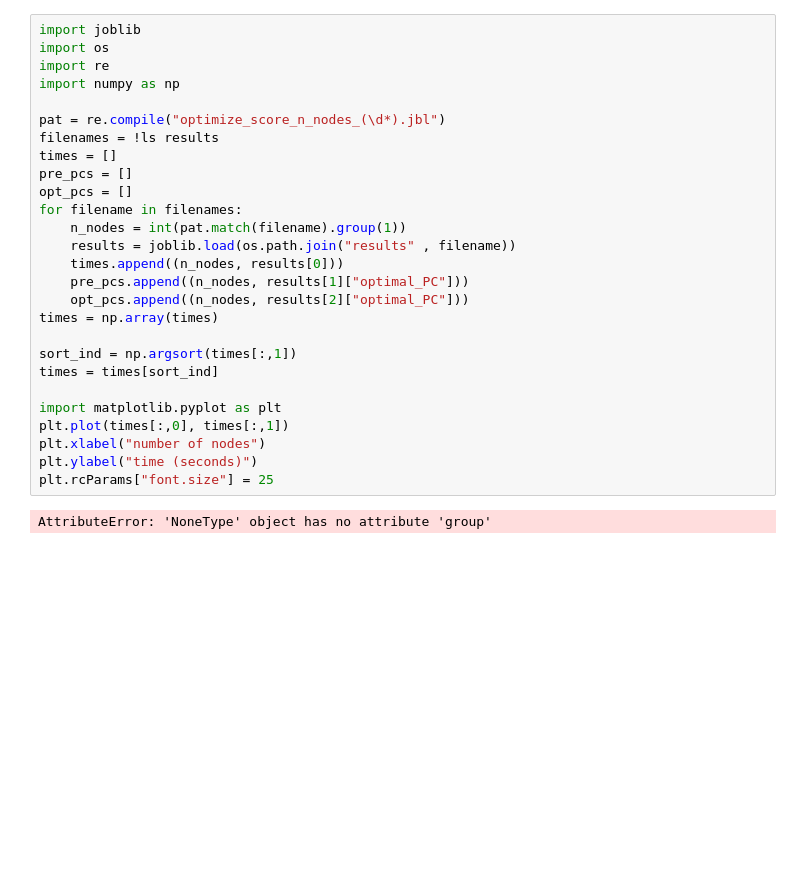
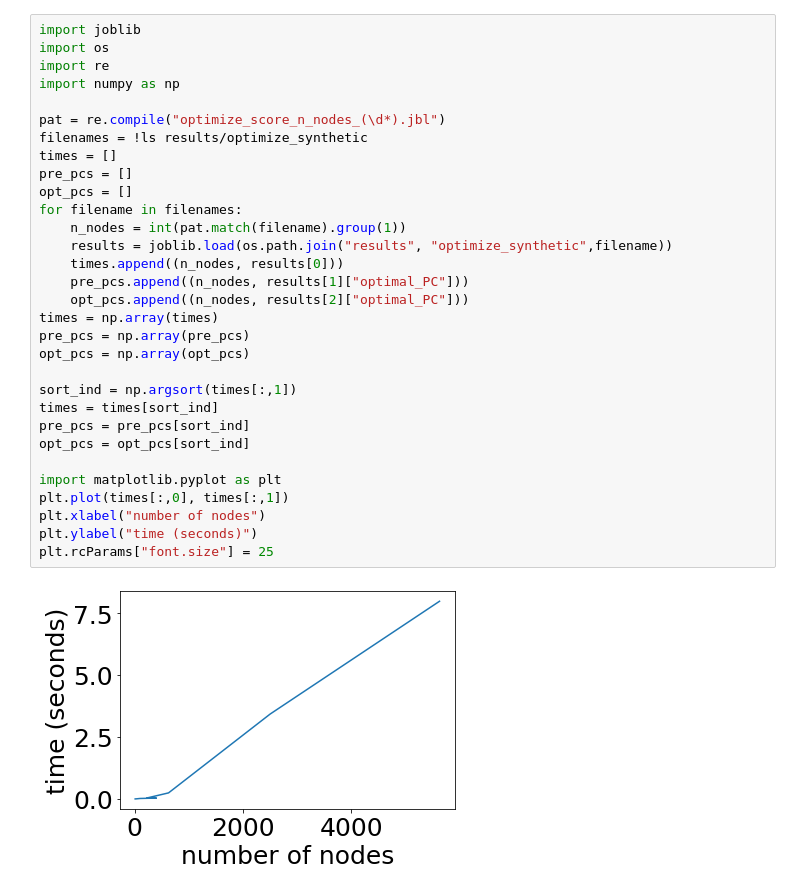
Before and after one commit to tkgsn/GG-I, a Jupyter notebook: run_time.ipynb, the cells around one changed output. Saved outputs shown, nothing was run; the diff lists cells and outputs as text; blank space fills up the shorter version.

```diff
--- a/run_time.ipynb
+++ b/run_time.ipynb
@@ -21,32 +21,36 @@ setting the objective function.
 # %%
 import joblib
 import os
 import re
 import numpy as np
 
 pat = re.compile("optimize_score_n_nodes_(\d*).jbl")
-filenames = !ls results
+filenames = !ls results/optimize_synthetic
 times = []
 pre_pcs = []
 opt_pcs = []
 for filename in filenames:
     n_nodes = int(pat.match(filename).group(1))
-    results = joblib.load(os.path.join("results" , filename))
+    results = joblib.load(os.path.join("results", "optimize_synthetic",filename))
     times.append((n_nodes, results[0]))
     pre_pcs.append((n_nodes, results[1]["optimal_PC"]))
     opt_pcs.append((n_nodes, results[2]["optimal_PC"]))
 times = np.array(times)
+pre_pcs = np.array(pre_pcs)
+opt_pcs = np.array(opt_pcs)
 
 sort_ind = np.argsort(times[:,1])
 times = times[sort_ind]
+pre_pcs = pre_pcs[sort_ind]
+opt_pcs = opt_pcs[sort_ind]
 
 import matplotlib.pyplot as plt
 plt.plot(times[:,0], times[:,1])
 plt.xlabel("number of nodes")
 plt.ylabel("time (seconds)")
 plt.rcParams["font.size"] = 25
 # %% [output]
-AttributeError: 'NoneType' object has no attribute 'group'
+[figure, added]
 # %%
 import matplotlib.pyplot as plt
 plt.plot(pre_pcs[:,0], pre_pcs[:,1], color="red", label="GEM", marker="x", linestyle="dashed")
```
Also changed, not shown: parts of 2 cells of this notebook.
